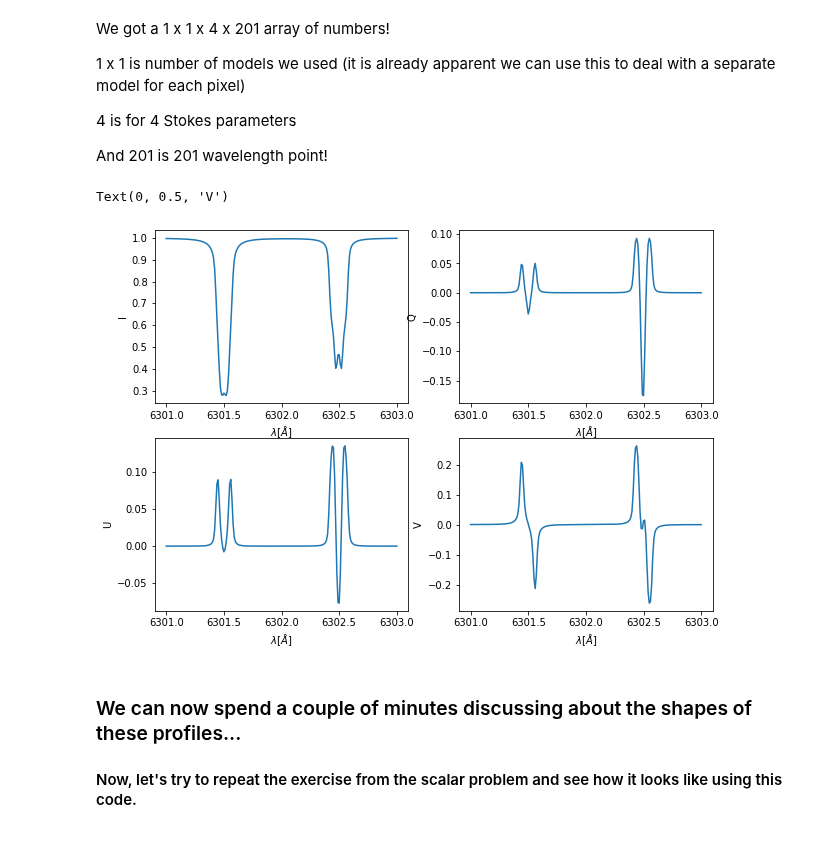
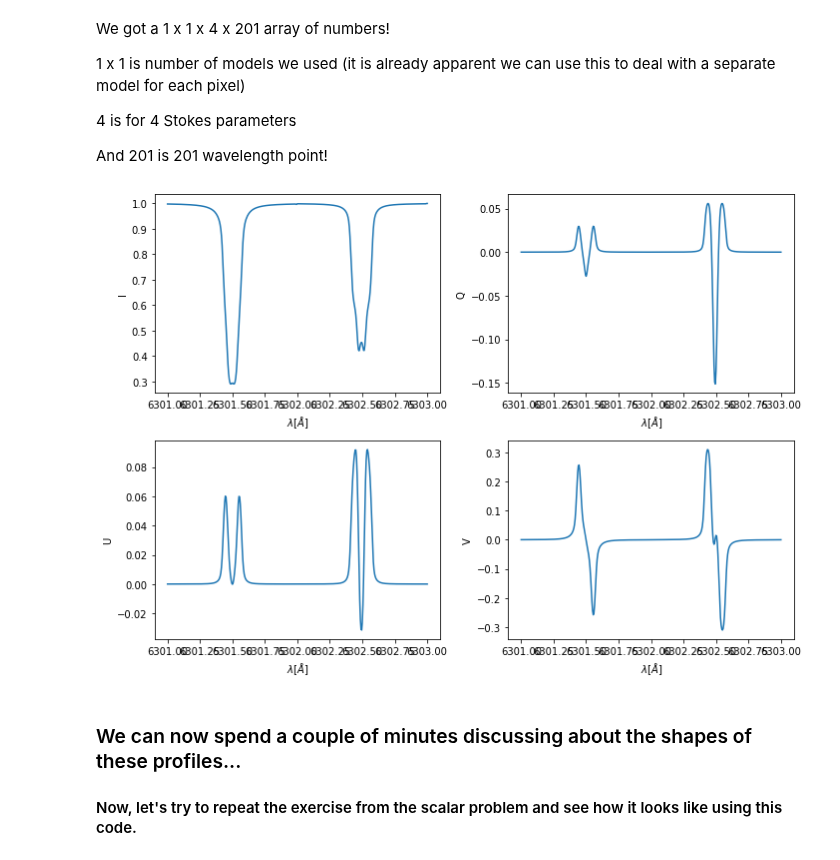
Before and after one commit to ivanzmilic/me_inversion_exercises, a Jupyter notebook: polarized_me_forward.ipynb, the cells around one changed output. Drawn from its saved outputs; the diff is of its cells as text; code cells hidden in the pictures.

```diff
--- a/polarized_me_forward.ipynb
+++ b/polarized_me_forward.ipynb
@@ -16,7 +16,7 @@ import matplotlib.pyplot as plt
 Now, the calculations are much more involved. There is splitting, etc, so we are using "out of the box" code and hiding it all elsewhere.
 # %%
 # This defines the range of wavelengths we are dealing with
-regions = [[np.arange(201, dtype='float64')*0.01 + 6301.0, None]]
+regions = [[np.arange(401, dtype='float64')*0.005 + 6301.0, None]]
 
 # This defines which lines are taken into account, by their names (take a look at MilneEddington.py)
 lines   = [6301,6302]
@@ -25,7 +25,7 @@ lines   = [6301,6302]
 # Object knows about the lines, wavelength grid, and even about number of threads, since we can calculate
 # many spectral in parallel :) Objects are truly wonders of programmin.
 
-me = MilneEddington.MilneEddington(regions, lines, nthreads=2)
+me = MilneEddington.MilneEddington(regions, lines, nthreads=1)
 # %% [markdown]
 #### We have now defined the "general" outline of our problem. Now we can define many models and see how does each model parameter affect outgoing polarization.
 # %%
@@ -33,17 +33,12 @@ me = MilneEddington.MilneEddington(regions, lines, nthreads=2)
 param_names = ['|B| [G]', 'inc [rad]', 'azi [rad]', 'vlos [km/s]', 'vDop [Angstrom]', 'eta_l', 'damping', 'S0', 'S1']
 
 # We will refer to the specific parameter values as "model"
-model_in = np.float64([1000., 1.0, 0.39, 0.1, 0.02, 30., 0.1, 0.2, 0.8])
+model_in = np.array([1000., np.pi/4., np.pi/8, 0.0, 0.02, 30., 0.1, 0.2, 0.8])
 
 # This package is made with paralellization in mind so we first need to pass our model(s) to the "me"
 # object, and then we can calculate the synthesis
 ny = 1
 nx = 1
 model = me.repeat_model(model_in, ny, nx)
-
-# Then we use the "synthesize" method of the object "me", while providing the "model", and the famous
-# "mu" ("mu = cos \theta")
-
-syn = me.synthesize(model, mu = 1.0)
-syn.shape
+model.shape
 # %% [output]
@@ -62,26 +65,26 @@ ll = np.squeeze(regions[0])[0]
 # %%
 # And we can do the plotting!
 
 plt.figure(figsize=[10,7])
 plt.subplot(221)
 plt.xlabel("$\\lambda [\\AA]$")
 plt.ylabel("I")
 plt.plot(ll,syn[0,0,0])
 plt.subplot(222)
 plt.xlabel("$\\lambda [\\AA]$")
 plt.ylabel("Q")
 plt.plot(ll,syn[0,0,1])
 plt.subplot(223)
 plt.plot(ll,syn[0,0,2])
 plt.xlabel("$\\lambda [\\AA]$")
 plt.ylabel("U")
 plt.subplot(224)
 plt.plot(ll,syn[0,0,3])
 plt.xlabel("$\\lambda [\\AA]$")
 plt.ylabel("V")
+plt.tight_layout()
 # %% [output]
-Text(0, 0.5, 'V')
-[figure, old version]
+[figure, new version]
 # %% [markdown]
 ### We can now spend a couple of minutes discussing about the shapes of these profiles...
 #### Now, let's try to repeat the exercise from the scalar problem and see how it looks like using this code.
```
Also changed, not shown: parts of 10 cells of this notebook.
